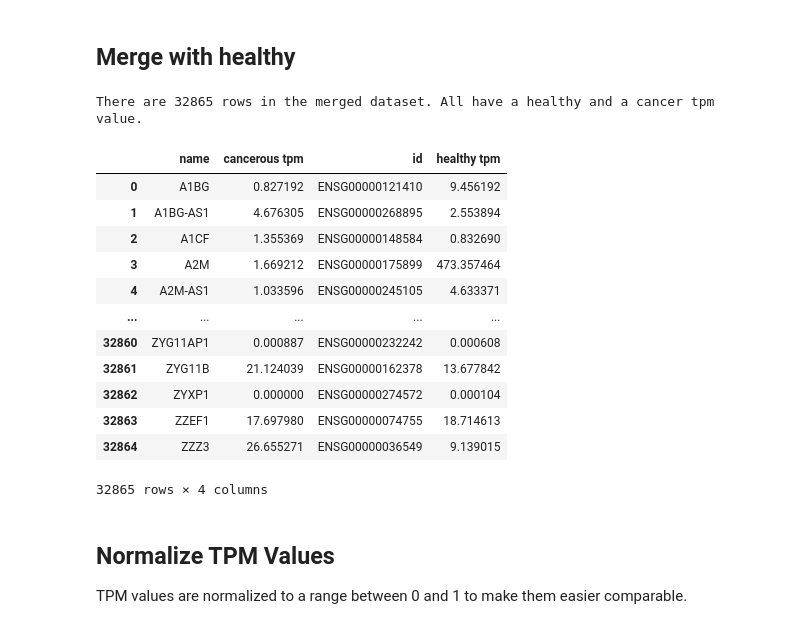
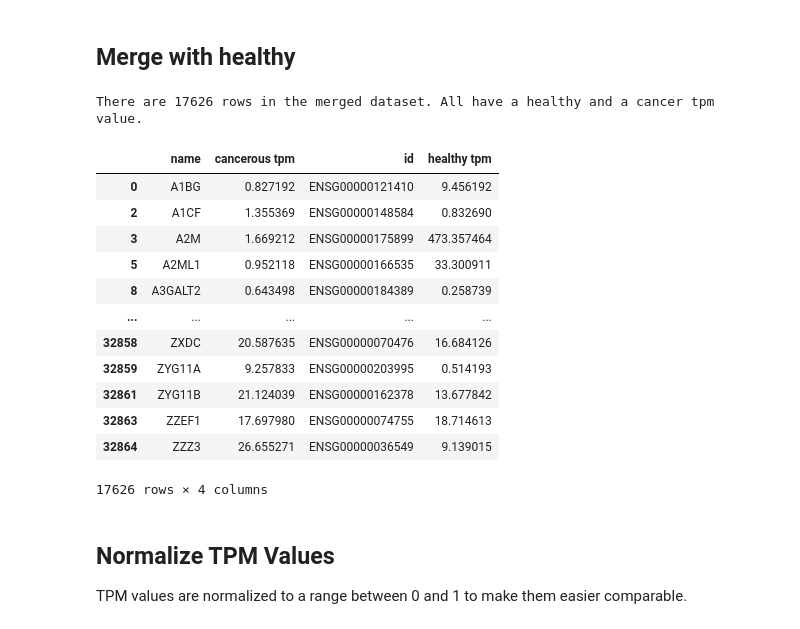
Before and after one commit to SiBergmann/gene_activity_in_lung_cancer, a Jupyter notebook: code/gene_nodes.ipynb, the cells around one changed output. Drawn from its saved outputs; the diff is of its cells as text; code cells hidden in the pictures.

```diff
--- a/code/gene_nodes.ipynb
+++ b/code/gene_nodes.ipynb
@@ -17,8 +17,9 @@ Nodes are genes with the following information:
 # %%
 df_gtex = pd.read_csv('../processed_data/GTEX_healthy_mean.csv')
 df_cmp = pd.read_csv('../processed_data/CMP_cancer_mean.csv')
+
+df_protein_gene = pd.read_csv('../import_data/ENSEMBLE/biomart_gene_protein.txt',  sep='\t')
 # %%
 # rename columns
 df_gtex.rename(columns={'tpm': 'healthy tpm'}, inplace=True)
-df_cmp.rename(columns={'name': 'name',
-                       'tpm': 'cancerous tpm'}, inplace=True)
+df_cmp.rename(columns={'name': 'name', 'tpm': 'cancerous tpm'}, inplace=True)
@@ -24,0 +28,5 @@ df_cmp.rename(columns={'name': 'name',
+# %%
+df_protein_gene = df_protein_gene[df_protein_gene['Protein stable ID'].notna()]
+protein_genes = df_protein_gene['Gene stable ID'].unique()
+
+len(protein_genes)
@@ -48,26 +58,29 @@ There are 33502 rows in the cancer dataset.
 # %%
 df_nodes_healthy = df_gtex.copy()
 
 df_nodes_genes = df_nodes_cancer.merge(df_nodes_healthy, on='id', how='inner')
 
+# filter out those without gene-protein connection
+df_nodes_genes = df_nodes_genes[df_nodes_genes['id'].isin(protein_genes)]
+
 print(f"There are {df_nodes_genes.shape[0]} rows in the merged dataset. All have a healthy and a cancer tpm value.")
 
 df_nodes_genes
 # %% [output]
-There are 32865 rows in the merged dataset. All have a healthy and a cancer tpm value.
+There are 17626 rows in the merged dataset. All have a healthy and a cancer tpm value.
 |  | name | cancerous tpm | id | healthy tpm |
 | 0 | A1BG | 0.827192 | ENSG00000121410 | 9.456192 |
-| 1 | A1BG-AS1 | 4.676305 | ENSG00000268895 | 2.553894 |
 | 2 | A1CF | 1.355369 | ENSG00000148584 | 0.832690 |
 | 3 | A2M | 1.669212 | ENSG00000175899 | 473.357464 |
-| 4 | A2M-AS1 | 1.033596 | ENSG00000245105 | 4.633371 |
+| 5 | A2ML1 | 0.952118 | ENSG00000166535 | 33.300911 |
+| 8 | A3GALT2 | 0.643498 | ENSG00000184389 | 0.258739 |
 | ... | ... | ... | ... | ... |
-| 32860 | ZYG11AP1 | 0.000887 | ENSG00000232242 | 0.000608 |
+| 32858 | ZXDC | 20.587635 | ENSG00000070476 | 16.684126 |
+| 32859 | ZYG11A | 9.257833 | ENSG00000203995 | 0.514193 |
 | 32861 | ZYG11B | 21.124039 | ENSG00000162378 | 13.677842 |
-| 32862 | ZYXP1 | 0.000000 | ENSG00000274572 | 0.000104 |
 | 32863 | ZZEF1 | 17.697980 | ENSG00000074755 | 18.714613 |
 | 32864 | ZZZ3 | 26.655271 | ENSG00000036549 | 9.139015 |
-32865 rows × 4 columns
+17626 rows × 4 columns
 # %% [markdown]
 ## Normalize TPM Values
 TPM values are normalized to a range between 0 and 1 to make them easier comparable.
```
Also changed, not shown: parts of 9 cells of this notebook, 3 other files.
